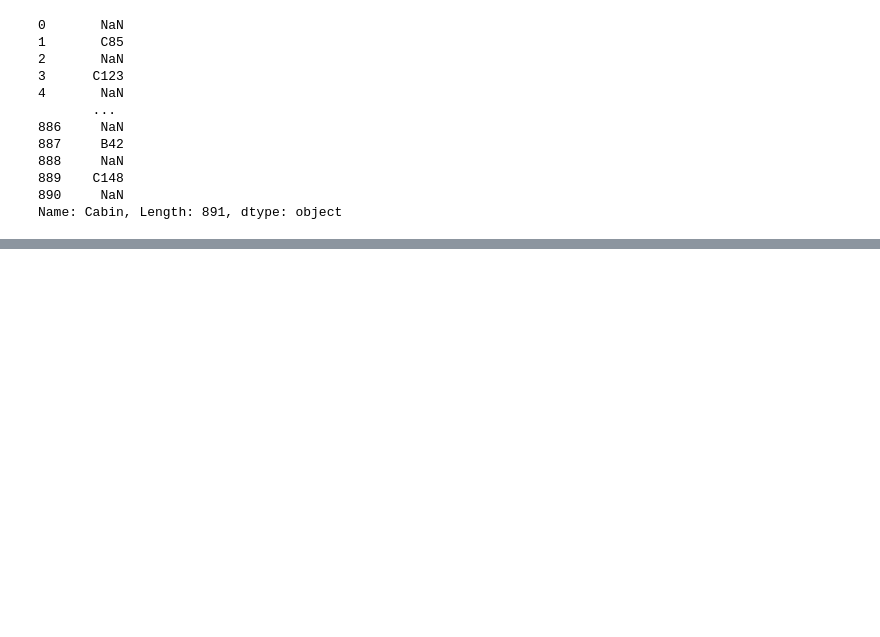
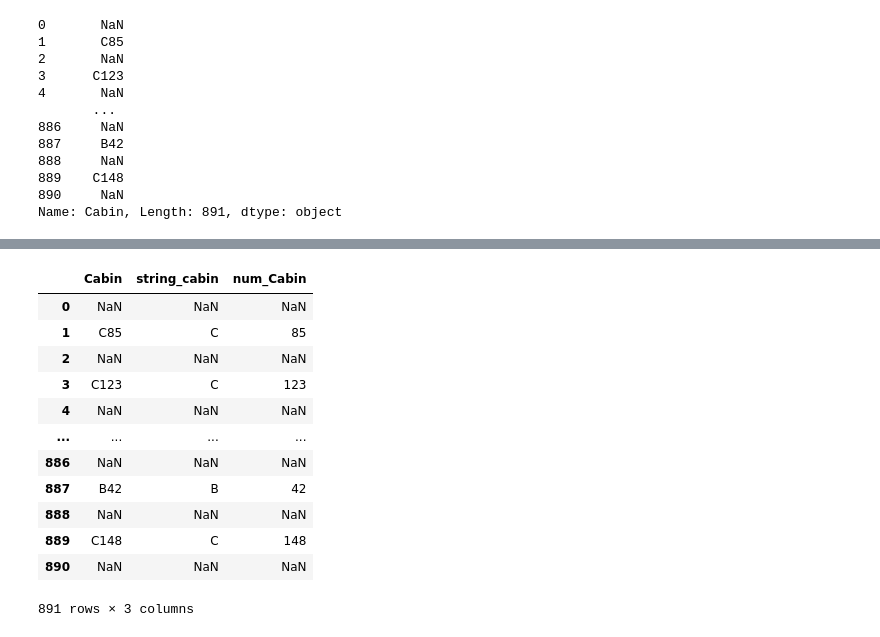
Before and after one commit to Gyana45/Pandas, a Jupyter notebook: 25_5march_pandas_3/pandas_3rd_day.ipynb, the cells around one changed output, grey strips where cells are left out. Cells and saved outputs as stored; diff of their text form; code cells hidden in the pictures; blank space fills up the shorter version.

```diff
--- a/25_5march_pandas_3/pandas_3rd_day.ipynb
+++ b/25_5march_pandas_3/pandas_3rd_day.ipynb
@@ -335,0 +384,6 @@ Name: Cabin, Length: 891, dtype: object
+# %%
+pattern=re.compile("([a-zA-Z]+)")
+# %%
+df['string_cabin']=df['Cabin'].str.extract(pattern)
+
+df['string_cabin']
@@ -335,0 +403,4 @@ Name: Cabin, Length: 891, dtype: object
+# %%
+df['num_Cabin']=df["Cabin"].str.replace(pattern,"")
+
+df['num_Cabin']
@@ -335,0 +420,16 @@ Name: Cabin, Length: 891, dtype: object
+# %%
+df[['Cabin','string_cabin','num_Cabin']]
+# %% [output]
+|  | Cabin | string_cabin | num_Cabin |
+| 0 | NaN | NaN | NaN |
+| 1 | C85 | C | 85 |
+| 2 | NaN | NaN | NaN |
+| 3 | C123 | C | 123 |
+| 4 | NaN | NaN | NaN |
+| ... | ... | ... | ... |
+| 886 | NaN | NaN | NaN |
+| 887 | B42 | B | 42 |
+| 888 | NaN | NaN | NaN |
+| 889 | C148 | C | 148 |
+| 890 | NaN | NaN | NaN |
+891 rows × 3 columns
```
Also changed, not shown: parts of 19 cells of this notebook, 5 other files.
